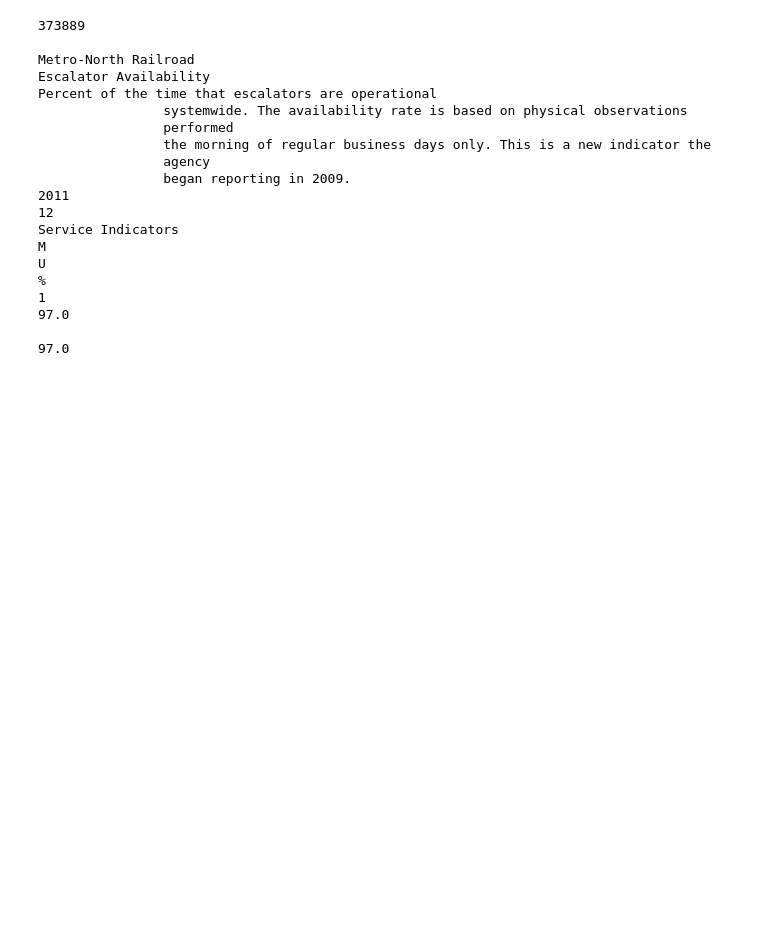
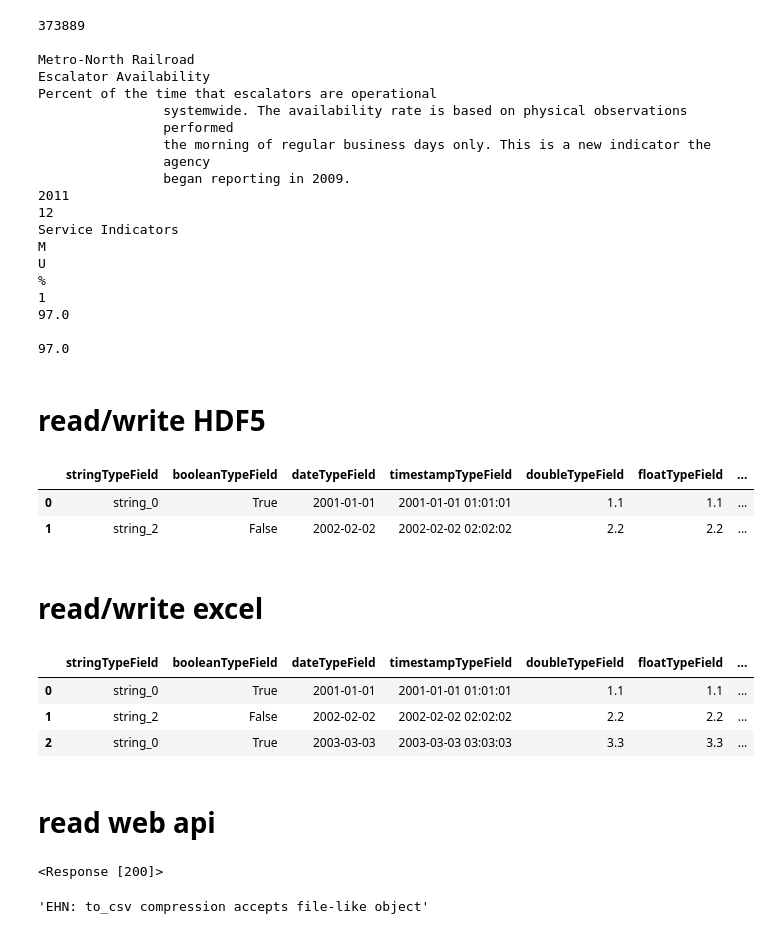
Before and after one commit to srqway/python, a Jupyter notebook: pandas-python/notebook/io.ipynb, the cells around one changed output. Saved outputs shown, nothing was run; the diff lists cells and outputs as text; code cells hidden in the pictures; blank space fills up the shorter version.

```diff
--- a/pandas-python/notebook/io.ipynb
+++ b/pandas-python/notebook/io.ipynb
@@ -261,3 +264,40 @@ U
 97.0
 
 97.0
+# %% [markdown]
+# read/write HDF5
+# %%
+csvDf.to_hdf('/tmp/hdf5_file.h5', 'csvDf', format='table')
+hdf5Df = pd.read_hdf('/tmp/hdf5_file.h5', 'csvDf', where=['index <= 1'])
+hdf5Df
+# %% [output]
+|  | stringTypeField | booleanTypeField | dateTypeField | timestampTypeField | doubleTypeField | floatTypeField | ... |
+| 0 | string_0 | True | 2001-01-01 | 2001-01-01 01:01:01 | 1.1 | 1.1 | ... |
+| 1 | string_2 | False | 2002-02-02 | 2002-02-02 02:02:02 | 2.2 | 2.2 | ... |
+# %% [markdown]
+# read/write excel
+# %%
+excelWriter = pd.ExcelWriter('/tmp/excel.xlsx')
+csvDf.to_excel(excelWriter, 'Sheet1')
+excelWriter.save()
+excel = pd.ExcelFile('/tmp/excel.xlsx')
+excelDf = pd.read_excel(excel, 'Sheet1')
+excelDf
+# %% [output]
+|  | stringTypeField | booleanTypeField | dateTypeField | timestampTypeField | doubleTypeField | floatTypeField | ... |
+| 0 | string_0 | True | 2001-01-01 | 2001-01-01 01:01:01 | 1.1 | 1.1 | ... |
+| 1 | string_2 | False | 2002-02-02 | 2002-02-02 02:02:02 | 2.2 | 2.2 | ... |
+| 2 | string_0 | True | 2003-03-03 | 2003-03-03 03:03:03 | 3.3 | 3.3 | ... |
+# %% [markdown]
+# read web api
+# %%
+url = 'https://api.github.com/repos/pandas-dev/pandas/issues'
+response = requests.get(url)
+response
+# %% [output]
+<Response [200]>
+# %%
+webApiJson = response.json()
+webApiJson[0]["title"]
+# %% [output]
+'EHN: to_csv compression accepts file-like object'
```
Also changed, not shown: parts of 10 cells of this notebook, 1 other file.
